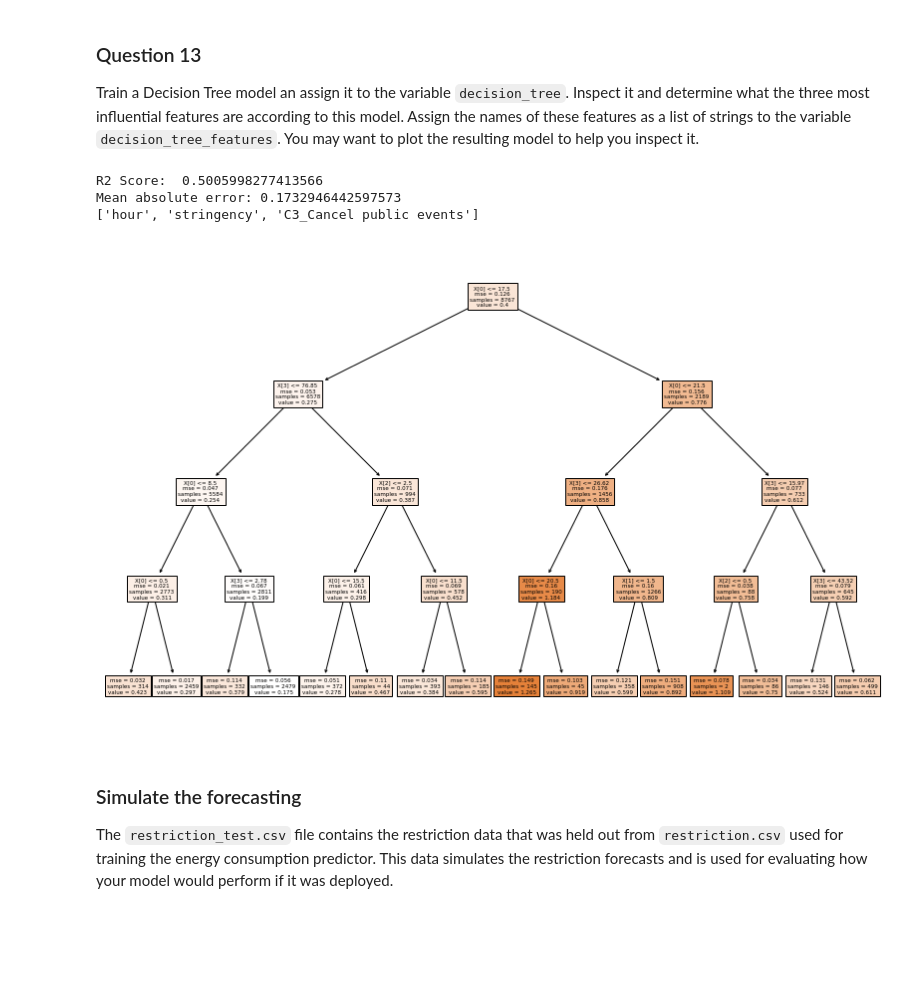
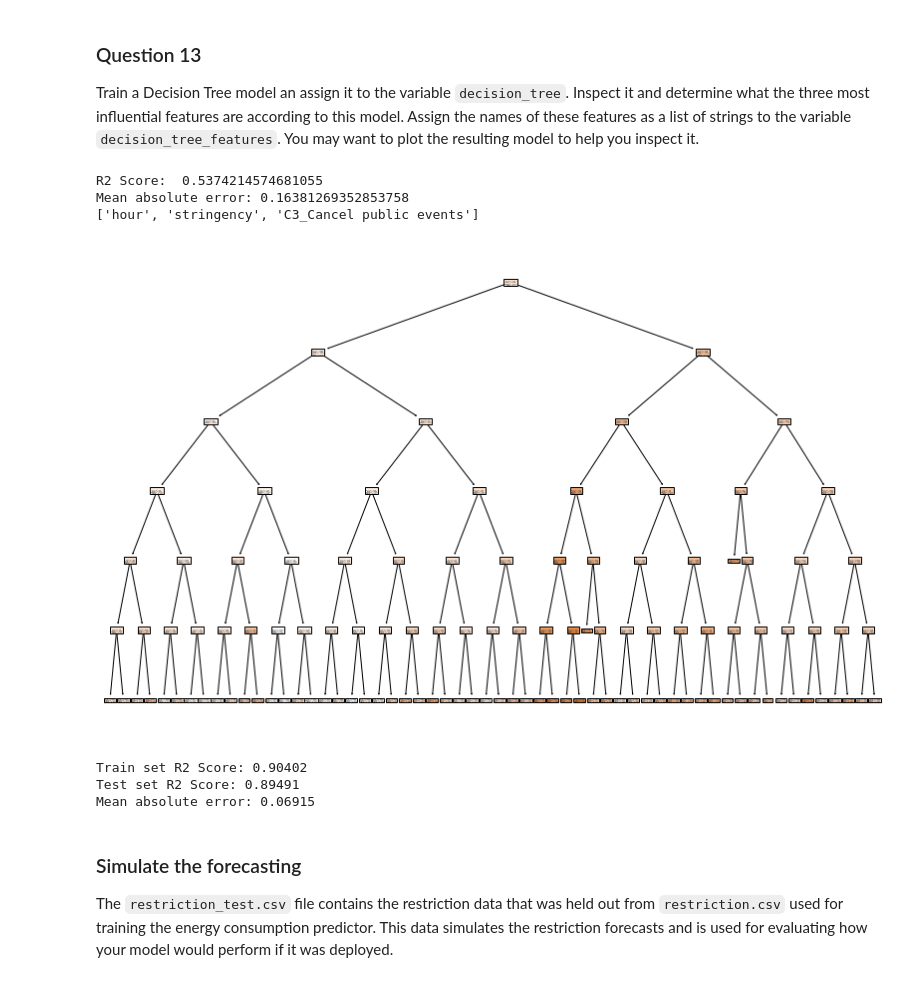
Before and after one commit to PanosBn/IoTGroup9, a Jupyter notebook: assignment.ipynb, the cells around one changed output. Drawn from its saved outputs; the diff is of its cells as text; code cells hidden in the pictures; blank space fills up the shorter version.

```diff
--- a/assignment.ipynb
+++ b/assignment.ipynb
@@ -956,11 +915,16 @@ def normality_test(col, df):
 #we have to use a non-parametric test(Kendall's tau or Spearmans rank coeff.)
 
 combined_data = pd.merge(data, weather).reset_index(drop=True)
+# combined_data = combined_data.drop(columns="time")
+combined_data = combined_data.dropna()
+
+for column in combined_data.columns:
+    normality_test(column,combined_data)
 
 q10correlations = combined_data.corr(method='spearman')['consumption']
 q10correlations = q10correlations.sort_values(ascending=False)
 
 question_features = q10correlations[1:3].index.tolist()
-print(question_features)
+print("\n\n The two most correlated with consumption features are:{0}".format(question_features))
 #// END_TODO [Q10]
 # %% [output]
@@ -1066,36 +1043,64 @@ Train a Decision Tree model an assign it to the variable `decision_tree`. Inspec
 # %%
 #// BEGIN_TODO [Q13]
 from sklearn import tree
 from sklearn.tree import DecisionTreeRegressor
 
 q13_features = q11_features
 X = combined_data[q13_features].values
 y = combined_data["consumption"].values
 X_train, X_test, y_train, y_test = train_test_split(X, y, test_size=0.2, random_state=42)
-improved_model = tree.DecisionTreeRegressor(max_depth=4)
+improved_model = tree.DecisionTreeRegressor(max_depth=6)
 improved_model.fit(X_train, y_train)
 y_pred = improved_model.predict(X_test)
 mad = mean_absolute_error(y_test, y_pred)
 
 print("R2 Score: ", improved_model.score(X_test, y_test))
 print("Mean absolute error:", mad)
 
 plt.figure()
 tree.plot_tree(improved_model, filled=True)
 plt.savefig('tree.eps',format='eps', bbox_inches = "tight") #saves plot to file to be zoomed in
 
 important_features = np.argsort(improved_model.feature_importances_)[::-1]
 
 decision_tree_features = [q13_features[i] for i in important_features][:3]
 
 print(decision_tree_features)
 
 #// END_TODO [Q13]
 # %% [output]
-R2 Score:  0.5005998277413566
-Mean absolute error: 0.1732946442597573
+R2 Score:  0.5374214574681055
+Mean absolute error: 0.16381269352853758
 ['hour', 'stringency', 'C3_Cancel public events']
-[figure, old version]
+[figure, new version]
+# %%
+
+# X = combined_data[q13_features].values
+# y = combined_data["consumption"].values
+# X_train, X_test, y_train, y_test = train_test_split(X, y, test_size=0.2, random_state=42)
+# improved_model = tree.DecisionTreeRegressor(max_depth=6)
+# improved_model.fit(X_train, y_train)
+# y_pred = improved_model.predict(X_test)
+# mad = mean_absolute_error(y_test, y_pred)
+
+# print("R2 Score: ", improved_model.score(X_test, y_test))
+# print("Mean absolute error:", mad)
+
+from sklearn.ensemble import RandomForestRegressor
+
+rfmodel = RandomForestRegressor(n_estimators=200)
+rfmodel.fit(X, y)
+y_pred = rfmodel.predict(X_test)
+
+mad = mean_absolute_error(y_test, y_pred)
+
+print("Train set R2 Score: {0:.5f}".format(rfmodel.score(X, y)))
+print("Test set R2 Score: {0:.5f}".format(rfmodel.score(X_test, y_test)))
+print("Mean absolute error: {0:.5f}".format(mad))
+# %% [output]
+Train set R2 Score: 0.90402
+Test set R2 Score: 0.89491
+Mean absolute error: 0.06915
 # %% [markdown]
 ### Simulate the forecasting
 
```
Also changed, not shown: parts of 30 cells of this notebook.
